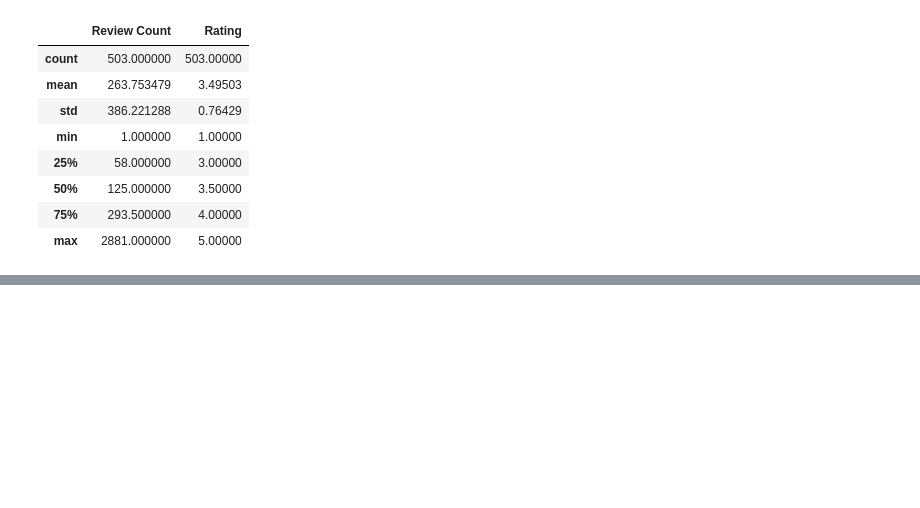
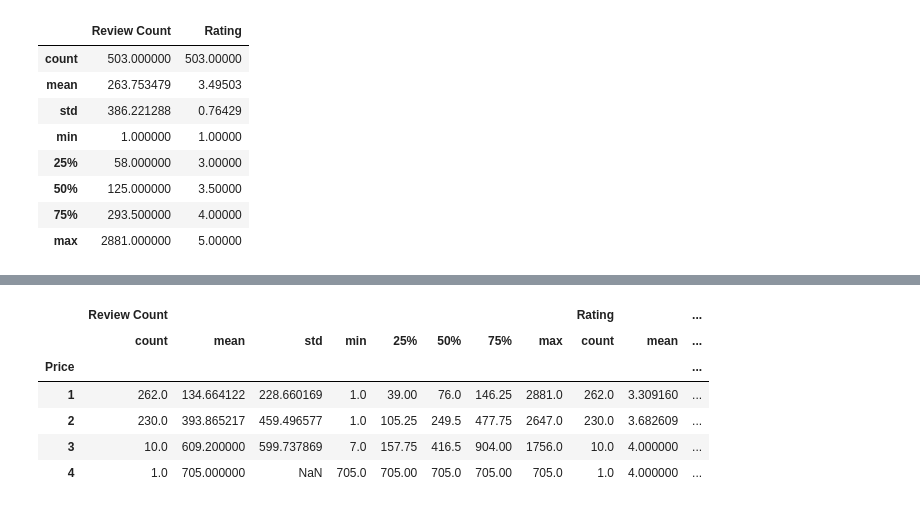
Before and after one commit to ashamabee/Project1, a Jupyter notebook: Delivery_Map.ipynb, the cells around one changed output, grey strips where cells are left out. Drawn from its saved outputs; the diff is of its cells as text; code cells hidden in the pictures; blank space fills up the shorter version.

```diff
--- a/Delivery_Map.ipynb
+++ b/Delivery_Map.ipynb
@@ -305,0 +358,10 @@ price_clean.describe()
+# %%
+price_clean.groupby("Price").describe()
+# %% [output]
+|  | Review Count |  |  |  |  |  |  |  | Rating |  | ... |
+|  | count | mean | std | min | 25% | 50% | 75% | max | count | mean | ... |
+| Price |  |  |  |  |  |  |  |  |  |  | ... |
+| 1 | 262.0 | 134.664122 | 228.660169 | 1.0 | 39.00 | 76.0 | 146.25 | 2881.0 | 262.0 | 3.309160 | ... |
+| 2 | 230.0 | 393.865217 | 459.496577 | 1.0 | 105.25 | 249.5 | 477.75 | 2647.0 | 230.0 | 3.682609 | ... |
+| 3 | 10.0 | 609.200000 | 599.737869 | 7.0 | 157.75 | 416.5 | 904.00 | 1756.0 | 10.0 | 4.000000 | ... |
+| 4 | 1.0 | 705.000000 | NaN | 705.0 | 705.00 | 705.0 | 705.00 | 705.0 | 1.0 | 4.000000 | ... |
```
Also changed, not shown: parts of 5 cells of this notebook.
